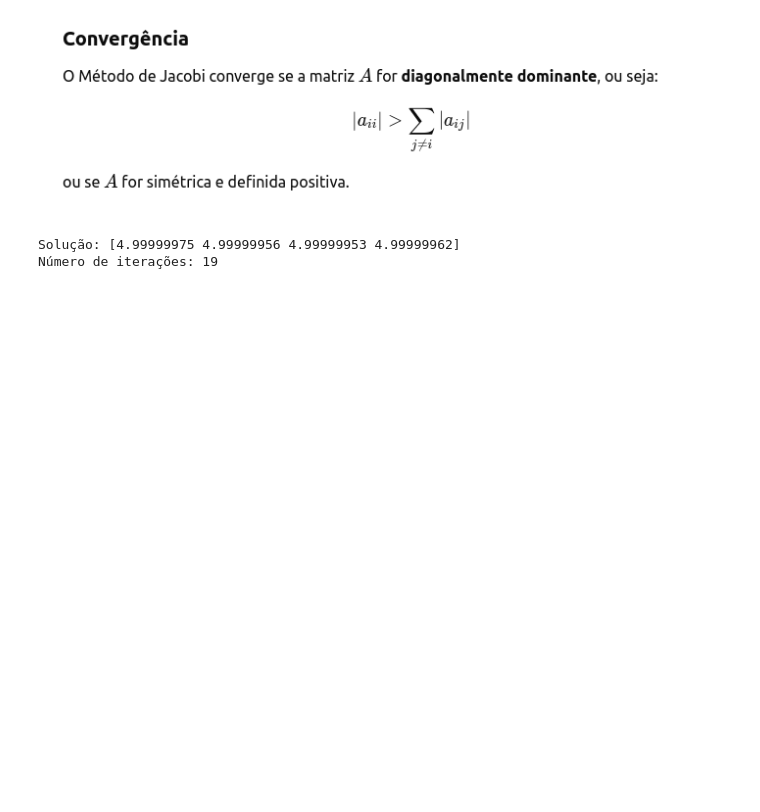
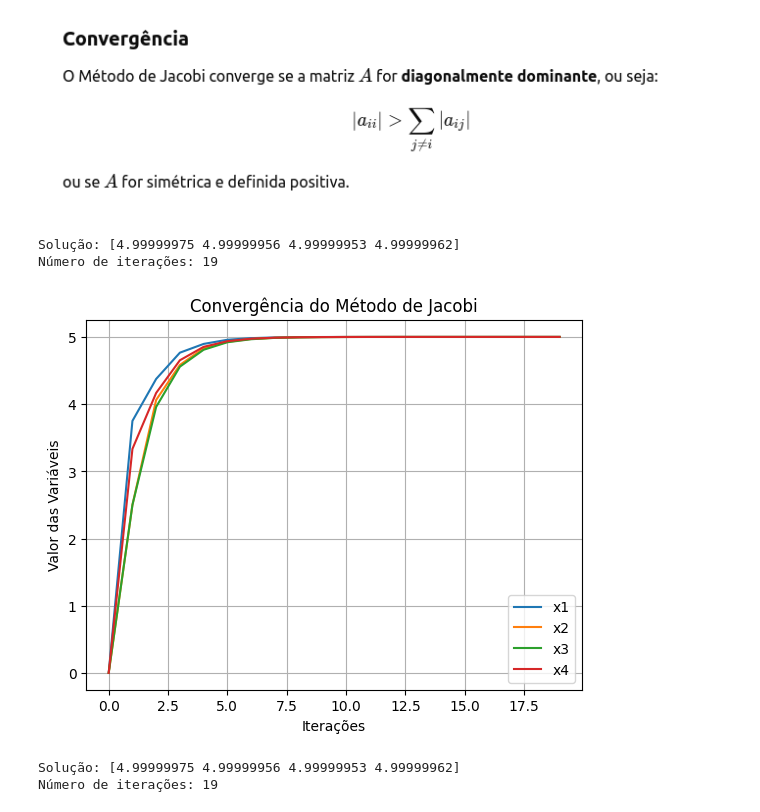
Before and after one commit to naavilam/calculo_numerico, a Jupyter notebook: linear-systems/jacobi-method.ipynb, the cells around one changed output. Cells and saved outputs as stored; diff of their text form; code cells hidden in the pictures; blank space fills up the shorter version.

```diff
--- a/linear-systems/jacobi-method.ipynb
+++ b/linear-systems/jacobi-method.ipynb
@@ -51,3 +51,41 @@ print(f"Número de iterações: {iteracoes}")
 # %% [output]
 Solução: [4.99999975 4.99999956 4.99999953 4.99999962]
 Número de iterações: 19
+# %%
+import matplotlib.pyplot as plt
+
+def jacobi_with_visualization(A, b, x0, tol=1e-6, max_iter=100):
+    n = len(A)
+    x = x0.copy()
+    history = [x.copy()]  # Para armazenar as iterações
+    for k in range(max_iter):
+        x_new = np.zeros_like(x)
+        for i in range(n):
+            s = sum(A[i, j] * x[j] for j in range(n) if j != i)
+            x_new[i] = (b[i] - s) / A[i, i]
+        history.append(x_new.copy())
+        if np.linalg.norm(x_new - x, ord=np.inf) < tol:
+            break
+        x = x_new
+
+    # Visualizar
+    history = np.array(history)
+    for i in range(n):
+        plt.plot(history[:, i], label=f"x{i+1}")
+    plt.xlabel("Iterações")
+    plt.ylabel("Valor das Variáveis")
+    plt.title("Convergência do Método de Jacobi")
+    plt.legend()
+    plt.grid()
+    plt.show()
+
+    return x_new, len(history) - 1
+
+# Testar com visualização
+solucao, iteracoes = jacobi_with_visualization(A, b, x0)
+print(f"Solução: {solucao}")
+print(f"Número de iterações: {iteracoes}")
+# %% [output]
+[figure, added]
+Solução: [4.99999975 4.99999956 4.99999953 4.99999962]
+Número de iterações: 19
```
Also changed, not shown: 1 other file.
